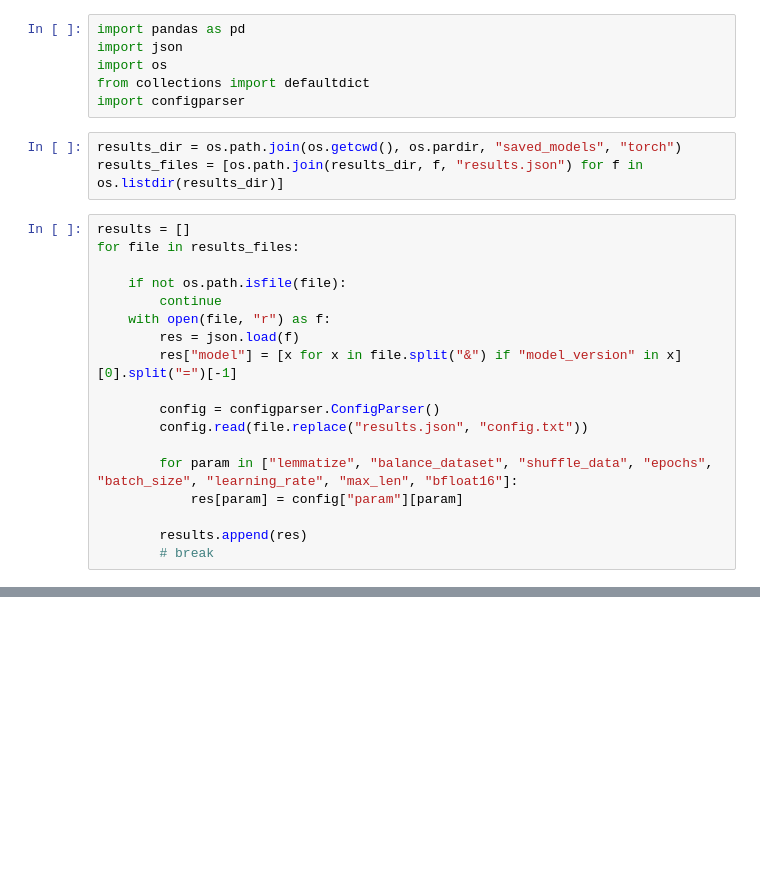
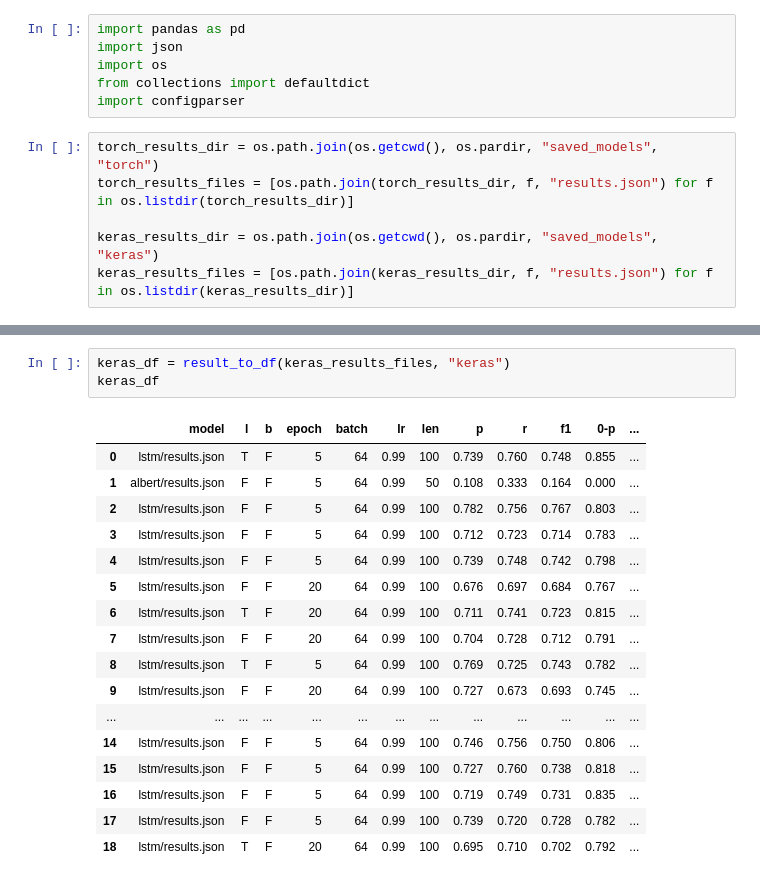
Before and after one commit to StoyanVenDimitrov/cl_team_lab, a Jupyter notebook: notebooks/report_to_latex.ipynb, the cells around one changed output, grey strips where cells are left out. Saved outputs shown, nothing was run; the diff lists cells and outputs as text; blank space fills up the shorter version.

Commit message:
fix parsing results

```diff
--- a/notebooks/report_to_latex.ipynb
+++ b/notebooks/report_to_latex.ipynb
@@ -5,23 +5,8 @@ import os
 from collections import defaultdict
 import configparser
 # %%
-results_dir = os.path.join(os.getcwd(), os.pardir, "saved_models", "torch")
-results_files = [os.path.join(results_dir, f, "results.json") for f in os.listdir(results_dir)]
+torch_results_dir = os.path.join(os.getcwd(), os.pardir, "saved_models", "torch")
+torch_results_files = [os.path.join(torch_results_dir, f, "results.json") for f in os.listdir(torch_results_dir)]
+
+keras_results_dir = os.path.join(os.getcwd(), os.pardir, "saved_models", "keras")
+keras_results_files = [os.path.join(keras_results_dir, f, "results.json") for f in os.listdir(keras_results_dir)]
-# %%
-results = []
-for file in results_files:
-
-    if not os.path.isfile(file):
-        continue
-    with open(file, "r") as f:
-        res = json.load(f)
-        res["model"] = [x for x in file.split("&") if "model_version" in x][0].split("=")[-1]
-
-        config = configparser.ConfigParser()
-        config.read(file.replace("results.json", "config.txt"))
-
-        for param in ["lemmatize", "balance_dataset", "shuffle_data", "epochs", "batch_size", "learning_rate", "max_len", "bfloat16"]:
-            res[param] = config["param"][param]
-
-        results.append(res)
-        # break
@@ -86,3 +127,24 @@ df
+# %%
+keras_df = result_to_df(keras_results_files, "keras")
+keras_df
+# %% [output]
+|  | model | l | b | epoch | batch | lr | len | p | r | f1 | 0-p | ... |
+| 0 | lstm/results.json | T | F | 5 | 64 | 0.99 | 100 | 0.739 | 0.760 | 0.748 | 0.855 | ... |
+| 1 | albert/results.json | F | F | 5 | 64 | 0.99 | 50 | 0.108 | 0.333 | 0.164 | 0.000 | ... |
+| 2 | lstm/results.json | F | F | 5 | 64 | 0.99 | 100 | 0.782 | 0.756 | 0.767 | 0.803 | ... |
+| 3 | lstm/results.json | F | F | 5 | 64 | 0.99 | 100 | 0.712 | 0.723 | 0.714 | 0.783 | ... |
+| 4 | lstm/results.json | F | F | 5 | 64 | 0.99 | 100 | 0.739 | 0.748 | 0.742 | 0.798 | ... |
+| 5 | lstm/results.json | F | F | 20 | 64 | 0.99 | 100 | 0.676 | 0.697 | 0.684 | 0.767 | ... |
+| 6 | lstm/results.json | T | F | 20 | 64 | 0.99 | 100 | 0.711 | 0.741 | 0.723 | 0.815 | ... |
+| 7 | lstm/results.json | F | F | 20 | 64 | 0.99 | 100 | 0.704 | 0.728 | 0.712 | 0.791 | ... |
+| 8 | lstm/results.json | T | F | 5 | 64 | 0.99 | 100 | 0.769 | 0.725 | 0.743 | 0.782 | ... |
+| 9 | lstm/results.json | F | F | 20 | 64 | 0.99 | 100 | 0.727 | 0.673 | 0.693 | 0.745 | ... |
+| ... | ... | ... | ... | ... | ... | ... | ... | ... | ... | ... | ... | ... |
+| 14 | lstm/results.json | F | F | 5 | 64 | 0.99 | 100 | 0.746 | 0.756 | 0.750 | 0.806 | ... |
+| 15 | lstm/results.json | F | F | 5 | 64 | 0.99 | 100 | 0.727 | 0.760 | 0.738 | 0.818 | ... |
+| 16 | lstm/results.json | F | F | 5 | 64 | 0.99 | 100 | 0.719 | 0.749 | 0.731 | 0.835 | ... |
+| 17 | lstm/results.json | F | F | 5 | 64 | 0.99 | 100 | 0.739 | 0.720 | 0.728 | 0.782 | ... |
+| 18 | lstm/results.json | T | F | 20 | 64 | 0.99 | 100 | 0.695 | 0.710 | 0.702 | 0.792 | ... |
 # %%
 print(df.to_latex(columns=['model', 'p', 'r',
        'f1', '0-p', '0-r', '0-f1', '1-p', '1-r', '1-f1', '2-p', '2-r', '2-f1'], index=False))
```
Also changed, not shown: parts of 10 cells of this notebook, 1 other file.
